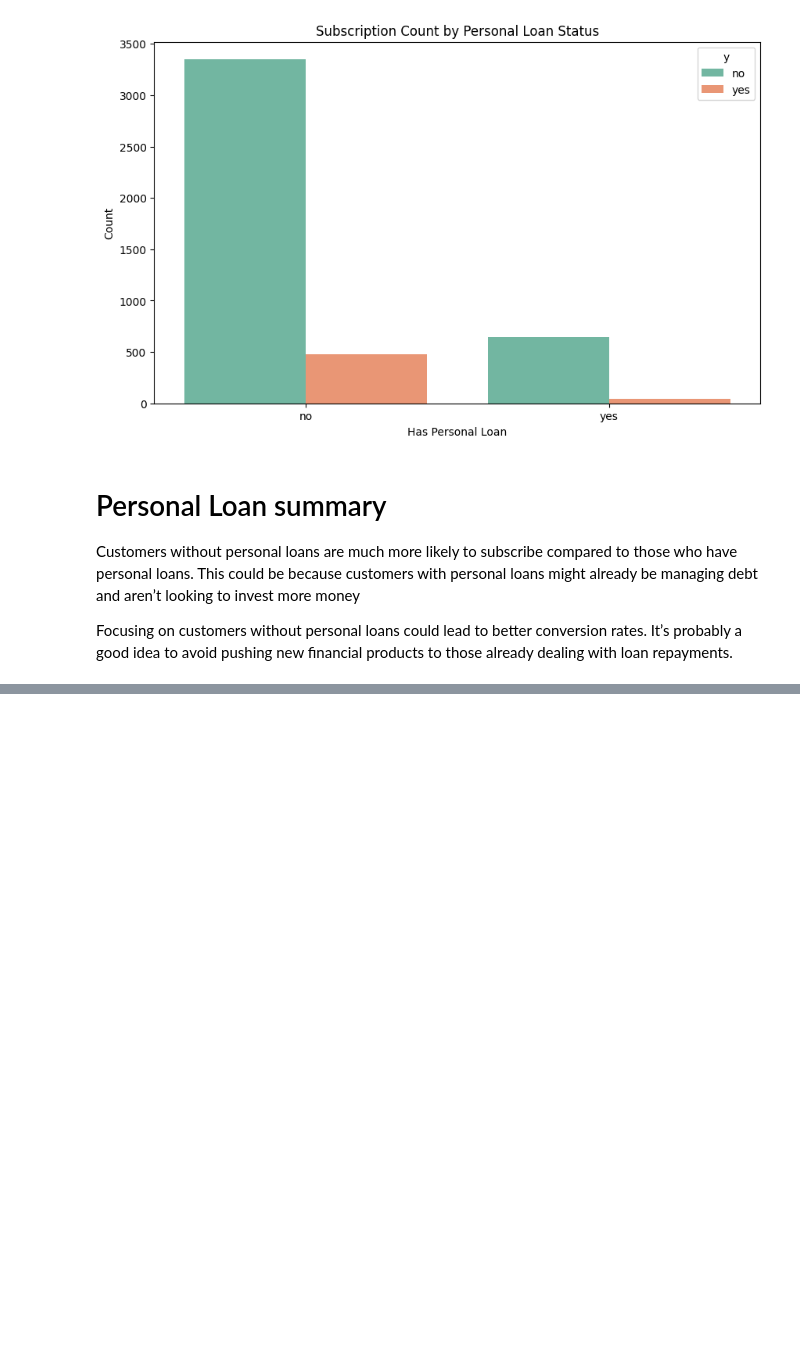
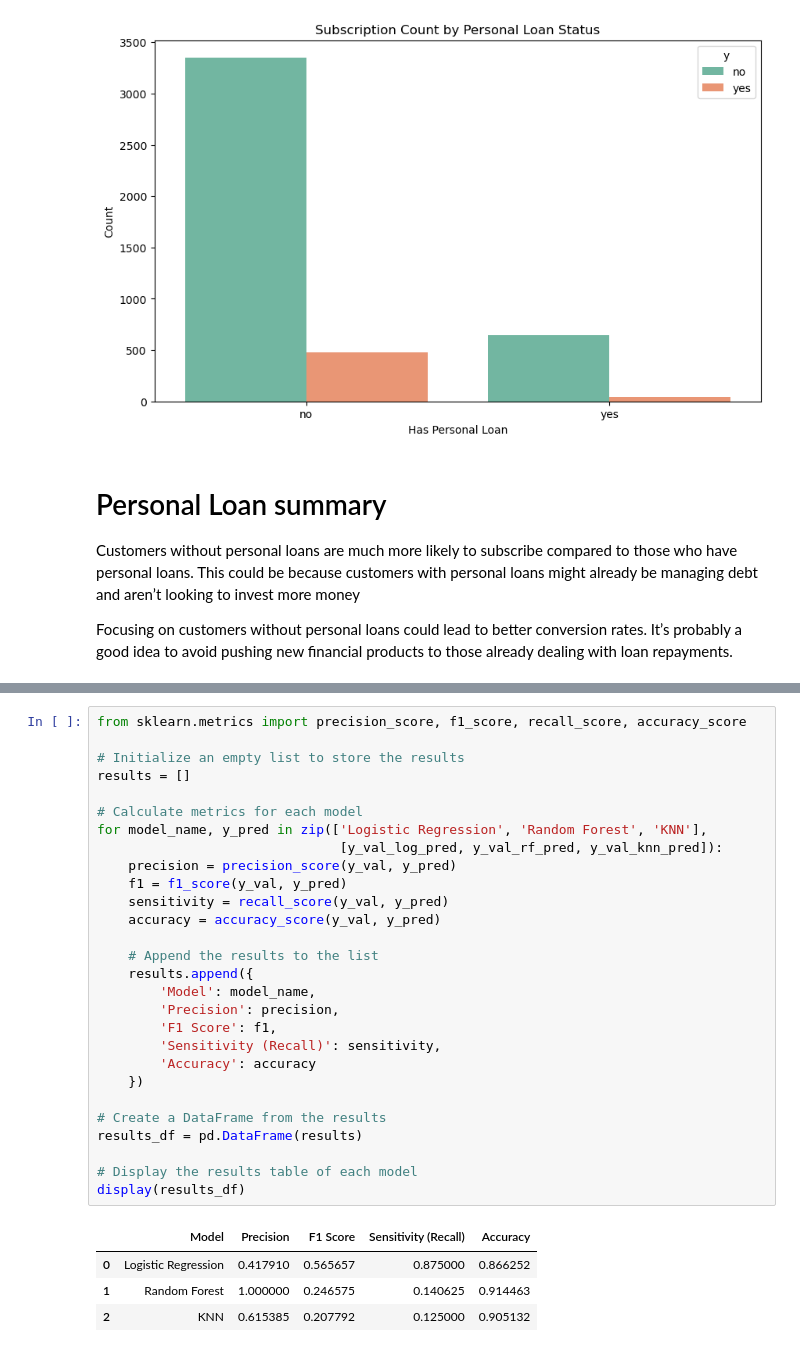
Before and after one commit to sophiaajensen/ADS505-Final-Group-Project, a Jupyter notebook: 505ProjectEDA.ipynb, the cells around one changed output, grey strips where cells are left out. Drawn from its saved outputs; the diff is of its cells as text; blank space fills up the shorter version.

```diff
--- a/505ProjectEDA.ipynb
+++ b/505ProjectEDA.ipynb
@@ -184,0 +446,33 @@ Focusing on customers without personal loans could lead to better conversion rat
+# %%
+from sklearn.metrics import precision_score, f1_score, recall_score, accuracy_score
+
+# Initialize an empty list to store the results
+results = []
+
+# Calculate metrics for each model
+for model_name, y_pred in zip(['Logistic Regression', 'Random Forest', 'KNN'],
+                               [y_val_log_pred, y_val_rf_pred, y_val_knn_pred]):
+    precision = precision_score(y_val, y_pred)
+    f1 = f1_score(y_val, y_pred)
+    sensitivity = recall_score(y_val, y_pred)
+    accuracy = accuracy_score(y_val, y_pred)
+
+    # Append the results to the list
+    results.append({
+        'Model': model_name,
+        'Precision': precision,
+        'F1 Score': f1,
+        'Sensitivity (Recall)': sensitivity,
+        'Accuracy': accuracy
+    })
+
+# Create a DataFrame from the results
+results_df = pd.DataFrame(results)
+
+# Display the results table of each model
+display(results_df)
+# %% [output]
+|  | Model | Precision | F1 Score | Sensitivity (Recall) | Accuracy |
+| 0 | Logistic Regression | 0.417910 | 0.565657 | 0.875000 | 0.866252 |
+| 1 | Random Forest | 1.000000 | 0.246575 | 0.140625 | 0.914463 |
+| 2 | KNN | 0.615385 | 0.207792 | 0.125000 | 0.905132 |
```
Also changed, not shown: parts of 34 cells of this notebook.
